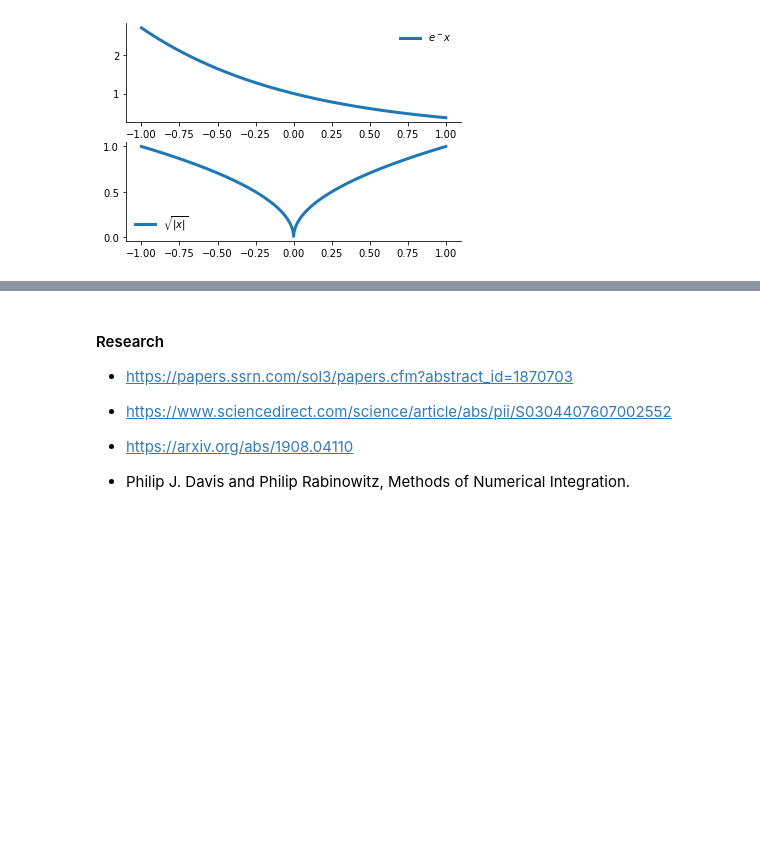
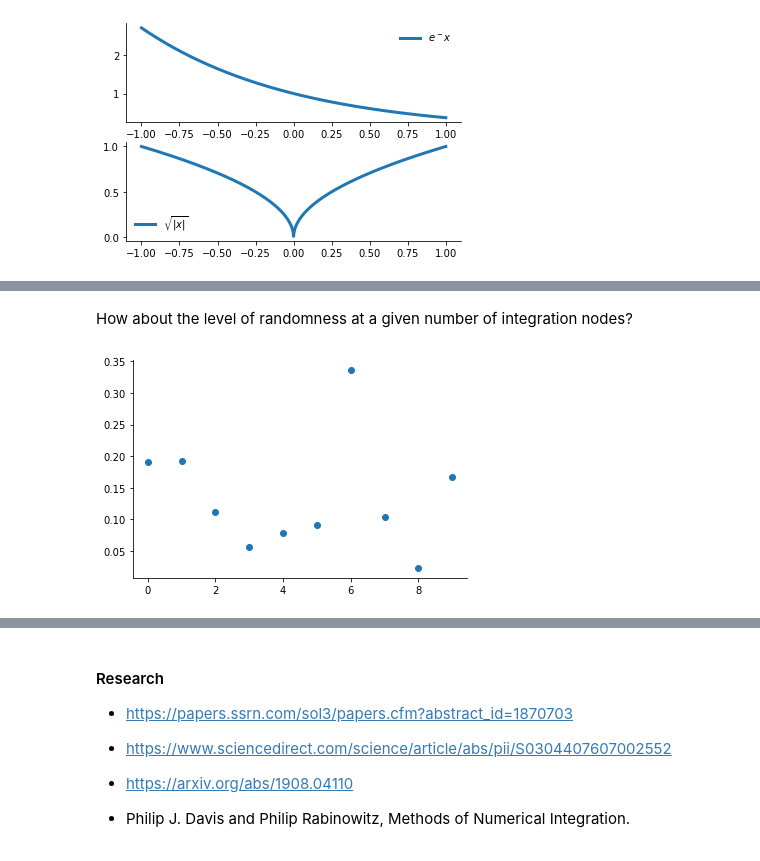
Before and after one commit to OpenSourceEconomics/ose-course-scientific-computing, a Jupyter notebook: lectures/integration/notebook.ipynb, the cells around one changed output, grey strips where cells are left out. Cells and saved outputs as stored; diff of their text form; code cells hidden in the pictures; blank space fills up the shorter version.

```diff
--- a/lectures/integration_differentiation/notebook.ipynb
+++ b/lectures/integration/notebook.ipynb
@@ -233,0 +280,6 @@ plot_benchmarking_exercise()
+# %% [markdown]
+How about the level of randomness at a given number of integration nodes?
+# %%
+plot_naive_monte_carlo_randomness()
+# %% [output]
+[figure, added]
```
Also changed, not shown: parts of 21 cells of this notebook, 19 other files.
